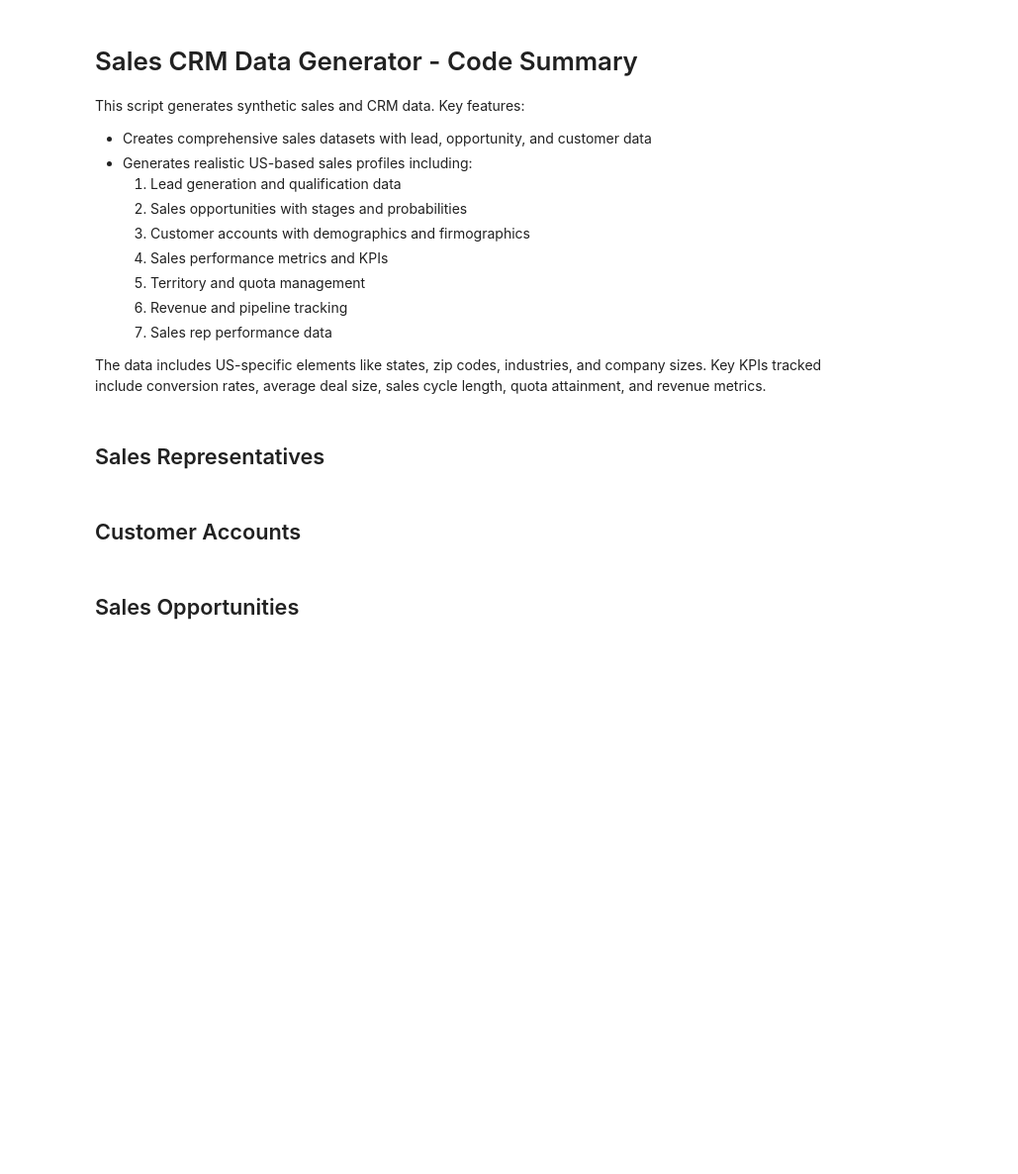
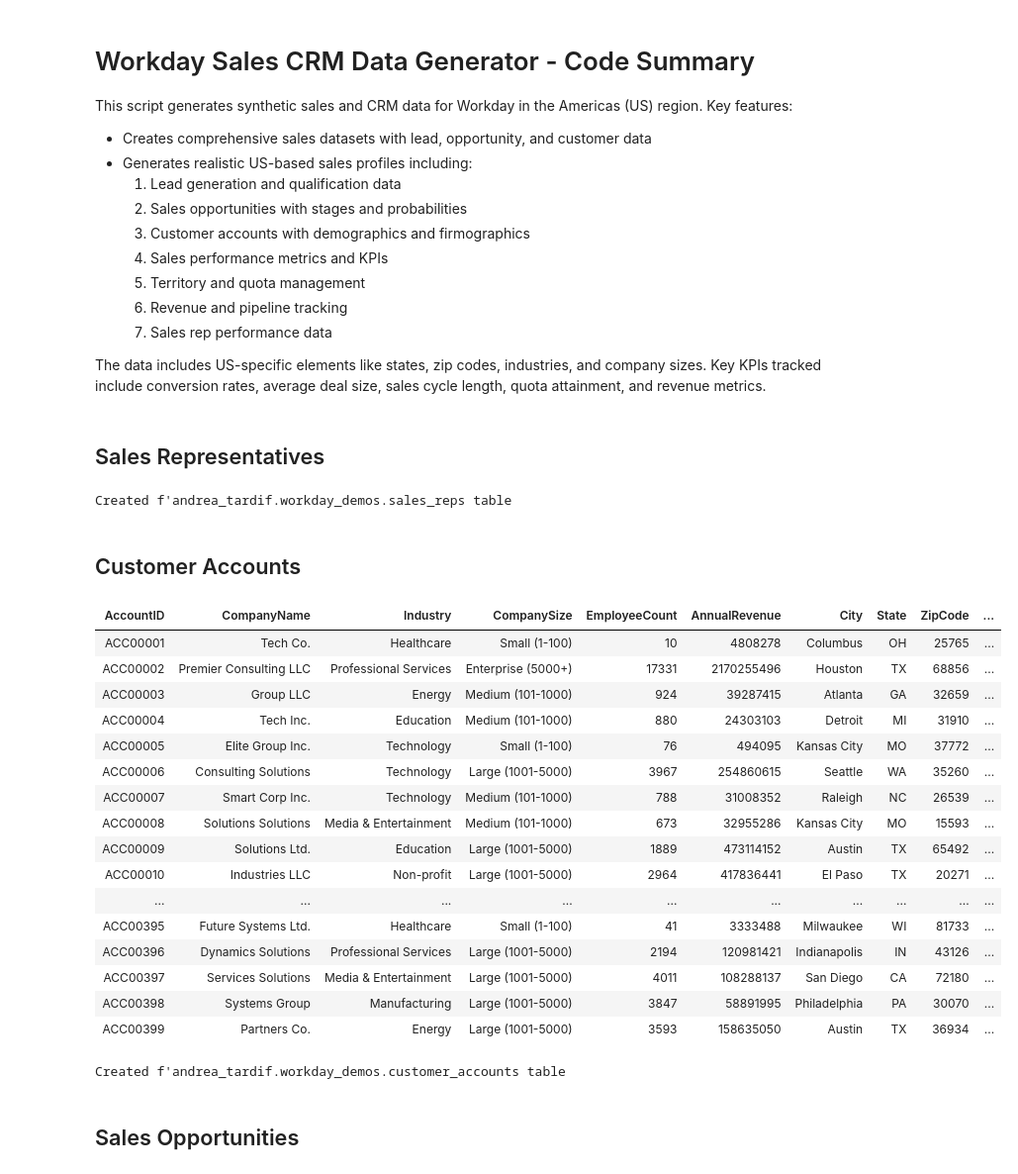
Before and after one commit to jpdatabricks/databricks-blogposts, a Jupyter notebook: 2025-11-Multi-Agent-GenAI-System/01-create-synthetic-sales-data.ipynb, the cells around one changed output. Shown at 99% size. Saved outputs shown, nothing was run; the diff lists cells and outputs as text; code cells hidden in the pictures; blank space fills up the shorter version.

```diff
--- a/2025-11-Multi-Agent-GenAI-System/01-create-synthetic-sales-data.ipynb
+++ b/2025-11-Multi-Agent-GenAI-System/01-create-synthetic-sales-data.ipynb
@@ -5,6 +20,6 @@
 # %% [markdown]
-# Sales CRM Data Generator - Code Summary
-This script generates synthetic sales and CRM data. Key features:
+# Workday Sales CRM Data Generator - Code Summary
+This script generates synthetic sales and CRM data for Workday in the Americas (US) region. Key features:
 - Creates comprehensive sales datasets with lead, opportunity, and customer data
 - Generates realistic US-based sales profiles including:
   1. Lead generation and qualification data
@@ -145,7 +160,10 @@ def generate_sales_reps(num_reps=50, seed=42):
 # Generate sales rep data
 sales_reps = spark.createDataFrame(generate_sales_reps(num_reps=75))
 sales_reps.write.format('delta').mode('overwrite').saveAsTable(f'{catalog_name}.{schema_name}.sales_reps')
-print(f"Created f'{catalog_name}.{schema_name}.sales_reps table")
+
+print(f"Created {catalog_name}.{schema_name}.sales_reps table")
+# %% [output]
+Created f'andrea_tardif.workday_demos.sales_reps table
 # %% [markdown]
 ## Customer Accounts
 # %%
@@ -278,35 +296,54 @@ def generate_customer_accounts(num_accounts=500, seed=42):
     contact_titles = [
         'CEO', 'CTO', 'CFO', 'CHRO', 'VP of Engineering', 'VP of Sales', 'VP of Marketing',
         'Director of IT', 'Director of Operations', 'Head of HR', 'Chief Data Officer',
         'VP of Product', 'General Manager', 'President', 'COO'
     ]
 
     assigned_contact_titles = [random.choice(contact_titles) for _ in range(num_accounts)]
 
     # Create the DataFrame
     data = {
         'AccountID': account_ids,
         'CompanyName': company_names,
         'Industry': assigned_industries,
         'CompanySize': assigned_sizes,
         'EmployeeCount': employee_counts,
         'AnnualRevenue': annual_revenues,
         'City': cities,
         'State': states,
         'ZipCode': zip_codes,
         'AccountStatus': assigned_statuses,
         'CreatedDate': create_dates,
         'LastActivityDate': last_activity_dates,
         'PrimaryContactTitle': assigned_contact_titles
     }
 
     return pd.DataFrame(data)
 
 # Generate customer account data
 customer_accounts = spark.createDataFrame(generate_customer_accounts(num_accounts=750))
-display(customer_accounts)
+
 customer_accounts.write.format('delta').mode('overwrite').saveAsTable(f'{catalog_name}.{schema_name}.customer_accounts')
-print(f"Created f'{catalog_name}.{schema_name}.customer_accounts table")
+print(f"Created {catalog_name}.{schema_name}.customer_accounts table")
+# %% [output]
+| AccountID | CompanyName | Industry | CompanySize | EmployeeCount | AnnualRevenue | City | State | ZipCode | ... |
+| ACC00001 | Tech Co. | Healthcare | Small (1-100) | 10 | 4808278 | Columbus | OH | 25765 | ... |
+| ACC00002 | Premier Consulting LLC | Professional Services | Enterprise (5000+) | 17331 | 2170255496 | Houston | TX | 68856 | ... |
+| ACC00003 | Group LLC | Energy | Medium (101-1000) | 924 | 39287415 | Atlanta | GA | 32659 | ... |
+| ACC00004 | Tech Inc. | Education | Medium (101-1000) | 880 | 24303103 | Detroit | MI | 31910 | ... |
+| ACC00005 | Elite Group Inc. | Technology | Small (1-100) | 76 | 494095 | Kansas City | MO | 37772 | ... |
+| ACC00006 | Consulting Solutions | Technology | Large (1001-5000) | 3967 | 254860615 | Seattle | WA | 35260 | ... |
+| ACC00007 | Smart Corp Inc. | Technology | Medium (101-1000) | 788 | 31008352 | Raleigh | NC | 26539 | ... |
+| ACC00008 | Solutions Solutions | Media & Entertainment | Medium (101-1000) | 673 | 32955286 | Kansas City | MO | 15593 | ... |
+| ACC00009 | Solutions Ltd. | Education | Large (1001-5000) | 1889 | 473114152 | Austin | TX | 65492 | ... |
+| ACC00010 | Industries LLC | Non-profit | Large (1001-5000) | 2964 | 417836441 | El Paso | TX | 20271 | ... |
+| ... | ... | ... | ... | ... | ... | ... | ... | ... | ... |
+| ACC00395 | Future Systems Ltd. | Healthcare | Small (1-100) | 41 | 3333488 | Milwaukee | WI | 81733 | ... |
+| ACC00396 | Dynamics Solutions | Professional Services | Large (1001-5000) | 2194 | 120981421 | Indianapolis | IN | 43126 | ... |
+| ACC00397 | Services Solutions | Media & Entertainment | Large (1001-5000) | 4011 | 108288137 | San Diego | CA | 72180 | ... |
+| ACC00398 | Systems Group | Manufacturing | Large (1001-5000) | 3847 | 58891995 | Philadelphia | PA | 30070 | ... |
+| ACC00399 | Partners Co. | Energy | Large (1001-5000) | 3593 | 158635050 | Austin | TX | 36934 | ... |
+Created f'andrea_tardif.workday_demos.customer_accounts table
 # %% [markdown]
 ## Sales Opportunities
 # %%
```
Also changed, not shown: parts of 7 cells of this notebook, 8 other files.
